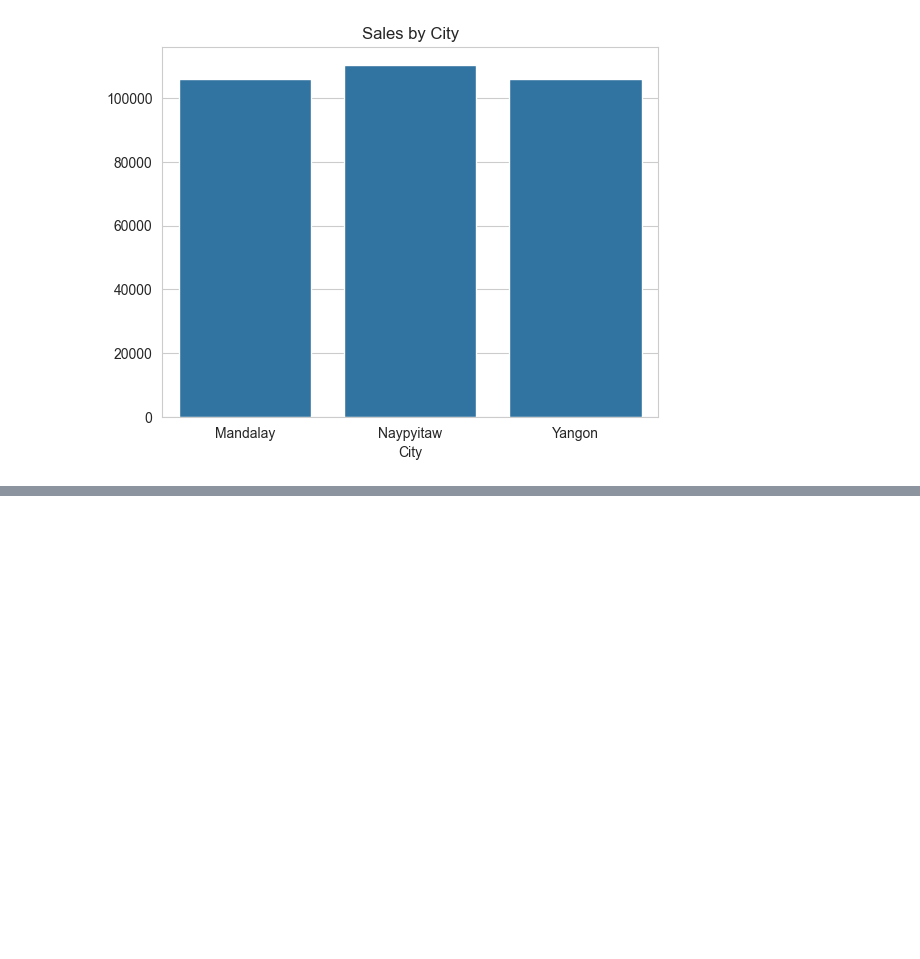
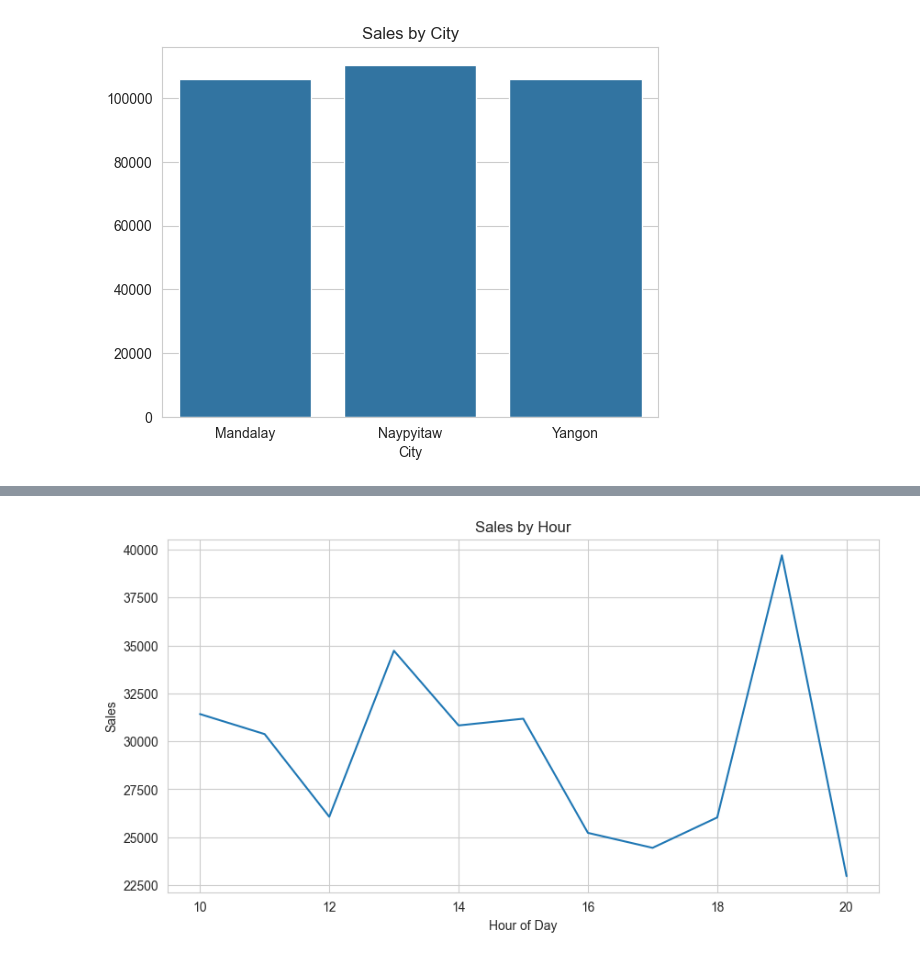
Before and after one commit to GL1TH/supermarket, a Jupyter notebook: Supermarket_project.ipynb, the cells around one changed output, grey strips where cells are left out. Saved outputs shown, nothing was run; the diff lists cells and outputs as text; code cells hidden in the pictures; blank space fills up the shorter version.

```diff
--- a/Supermarket_project.ipynb
+++ b/Supermarket_project.ipynb
@@ -166,0 +184,12 @@ plt.show()
+# %%
+## Sales by Hour (Peak Shopping Time)
+sales_hour = df.groupby("Hour")["Sales"].sum()
+
+plt.figure(figsize=(10,5))
+sns.lineplot(x=sales_hour.index, y=sales_hour.values)
+plt.title("Sales by Hour")
+plt.xlabel("Hour of Day")
+plt.ylabel("Sales")
+plt.show()
+# %% [output]
+[figure, added]
```
Also changed, not shown: parts of 5 cells of this notebook.
